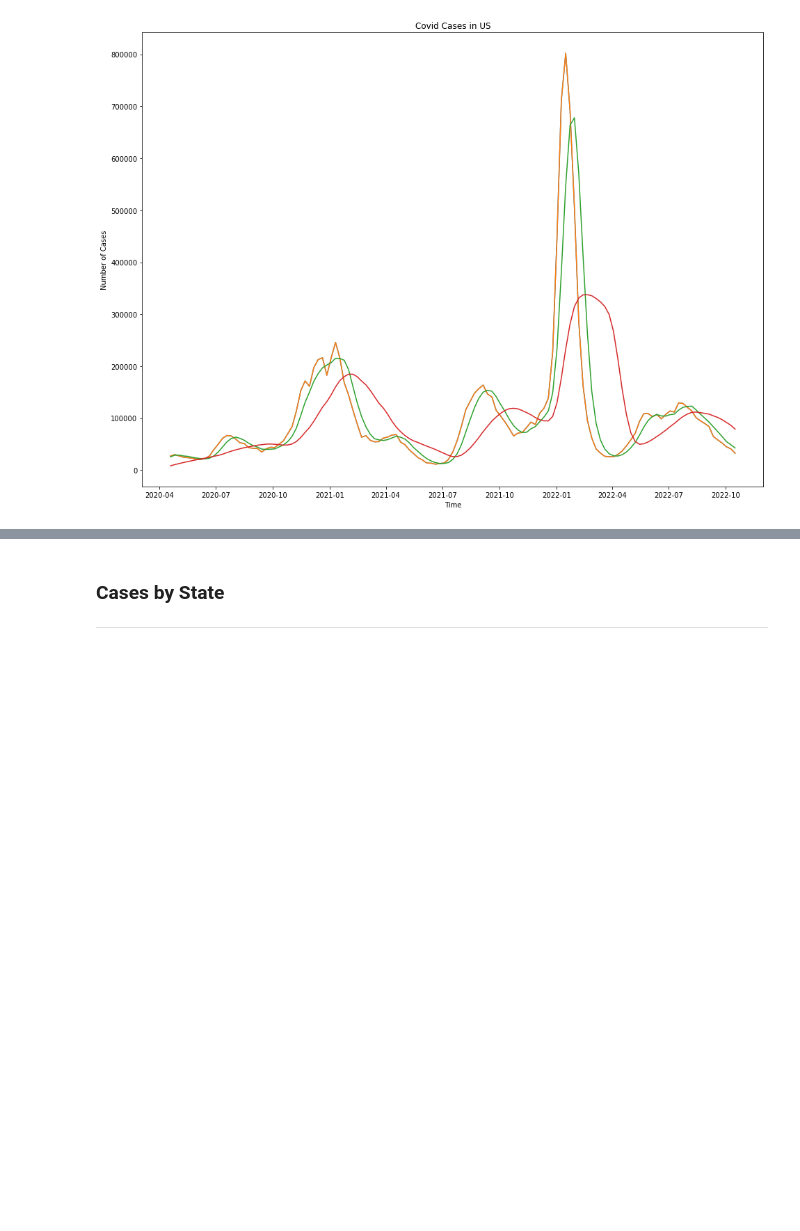
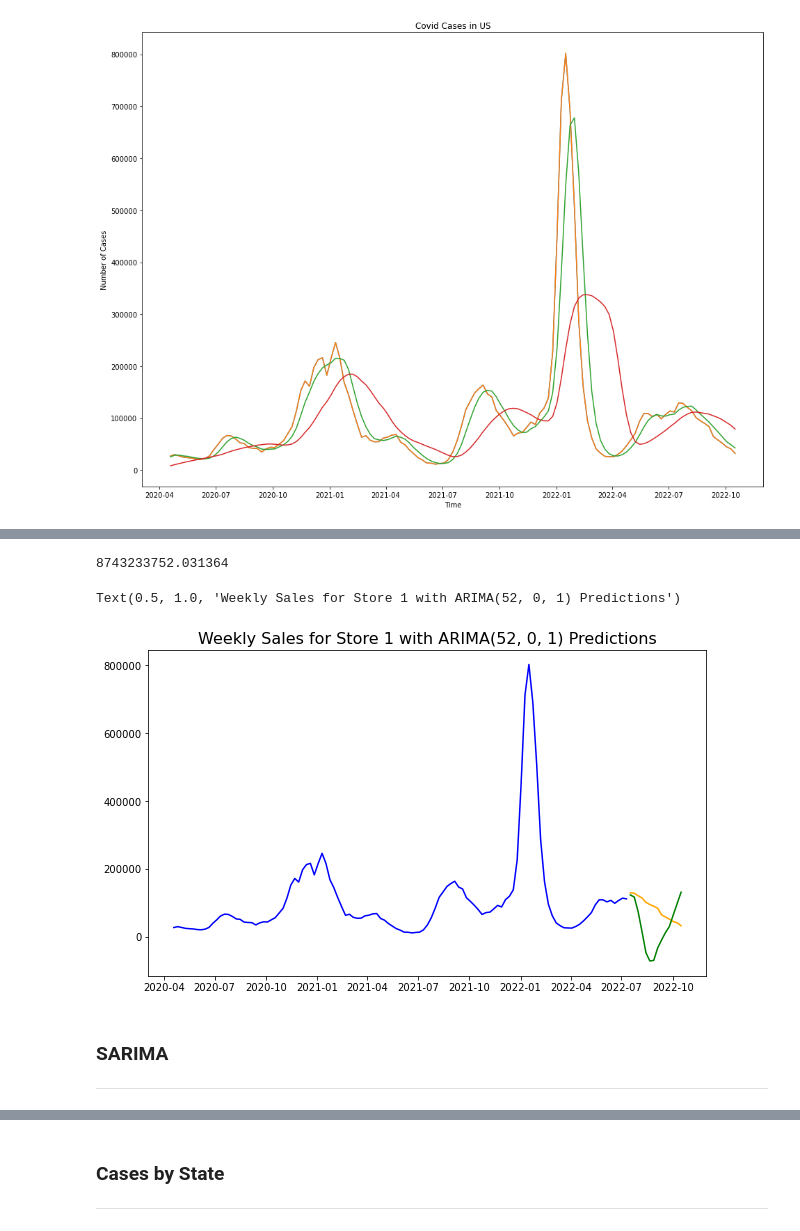
Before and after one commit to DeeVerma1/Project-4, a Jupyter notebook: code/02.1 - EDA_COVID_Cases.ipynb, the cells around one changed output, grey strips where cells are left out. Drawn from its saved outputs; the diff is of its cells as text; code cells hidden in the pictures; blank space fills up the shorter version.

```diff
--- a/code/02.1 - EDA_COVID_Cases.ipynb
+++ b/code/02.1 - EDA_COVID_Cases.ipynb
@@ -228,0 +274,3 @@ plt.ylabel('Number of Cases');
+# %%
+# Create train-test split.
+y_train, y_test = train_test_split(df['new_case'], test_size = 0.1,shuffle = False)
@@ -228,0 +297,37 @@ plt.ylabel('Number of Cases');
+# %%
+# Instantiate best model.
+arima_5201 = ARIMA(endog = y_train, order = (52, 0, 1))
+
+# Fit ARIMA model.
+model_5201 = arima_5201.fit()
+# %%
+# Generate predictions based on test set.
+preds_5201 = model_5201.predict(start = y_test.index[0], end = y_test.index[-1])
+
+# Generate predictions based on train set.
+preds_train_5201 = model_5201.predict(start = y_train.index[0], end = y_train.index[-1])
+# %%
+from sklearn import metrics
+metrics.mean_squared_error(y_test, preds_5201)
+# %% [output]
+8743233752.031364
+# %%
+# Plot data.
+plt.figure(figsize=(10,6))
+
+# Plot training data.
+plt.plot(y_train.index, y_train, color = 'blue')
+
+# Plot testing data.
+plt.plot(y_test.index, y_test, color = 'orange')
+
+# Plot predicted test values.
+plt.plot(y_test.index, preds_5201, color = 'green')
+
+plt.title(label = 'Weekly Sales for Store 1 with ARIMA(52, 0, 1) Predictions', fontsize=16)
+# %% [output]
+Text(0.5, 1.0, 'Weekly Sales for Store 1 with ARIMA(52, 0, 1) Predictions')
+[figure, added]
+# %% [markdown]
+### SARIMA
+----
```
Also changed, not shown: parts of 27 cells of this notebook, 1 other file.
